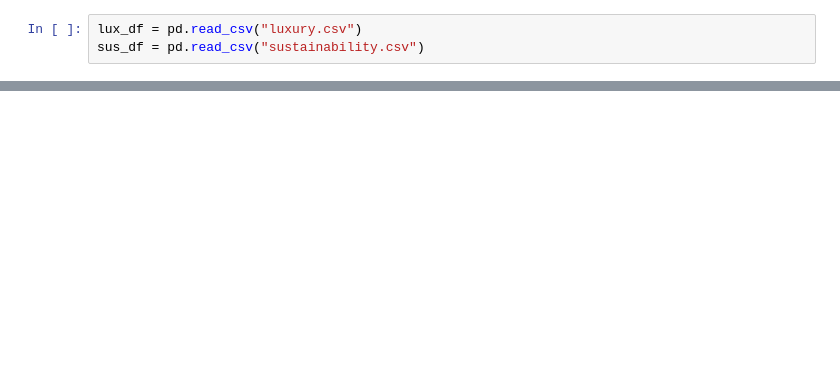
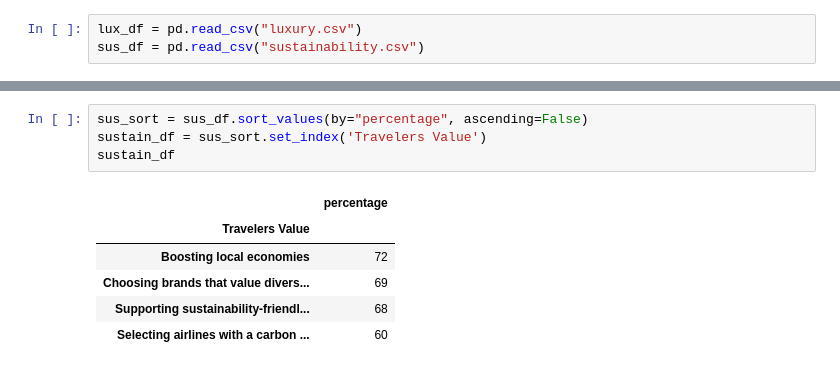
Before and after one commit to LeeProut/travel-trends, a Jupyter notebook: travel-trends.ipynb, the cells around one changed output, grey strips where cells are left out. Drawn from its saved outputs; the diff is of its cells as text; blank space fills up the shorter version.

```diff
--- a/travel-trends.ipynb
+++ b/travel-trends.ipynb
@@ -25,0 +127,11 @@ sus_df
+# %%
+sus_sort = sus_df.sort_values(by="percentage", ascending=False)
+sustain_df = sus_sort.set_index('Travelers Value')
+sustain_df
+# %% [output]
+|  | percentage |
+| Travelers Value |  |
+| Boosting local economies | 72 |
+| Choosing brands that value divers... | 69 |
+| Supporting sustainability-friendl... | 68 |
+| Selecting airlines with a carbon ... | 60 |
```
Also changed, not shown: parts of 8 cells of this notebook, 2 other files.
